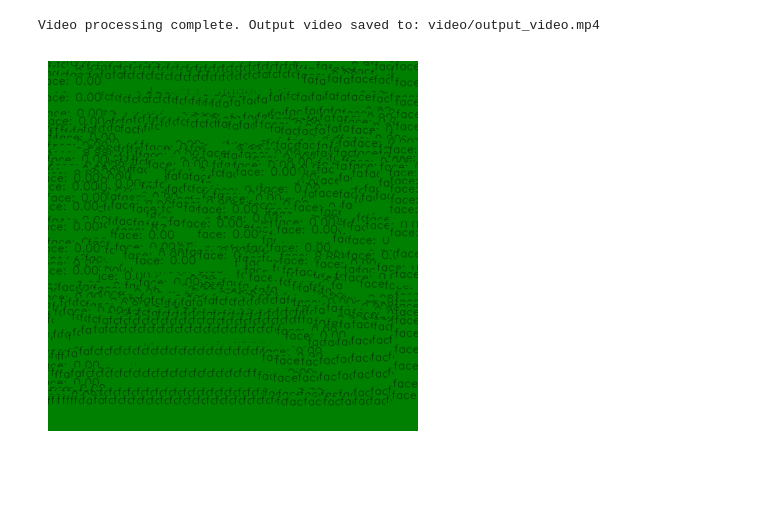
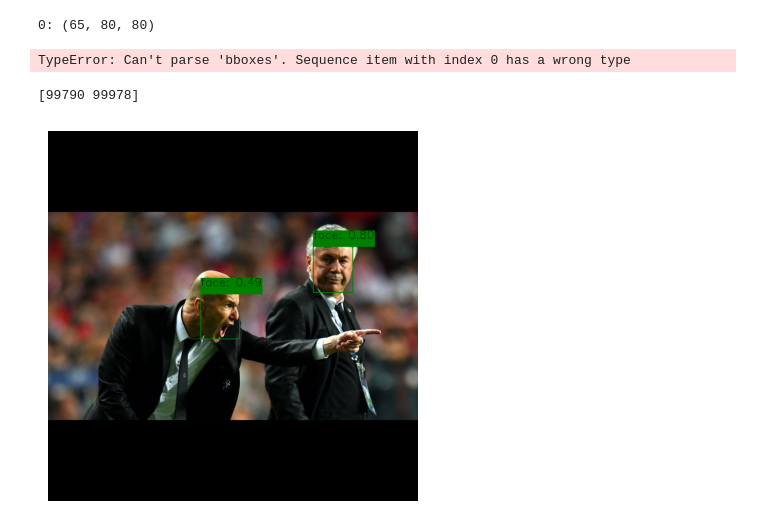
Before and after one commit to Syrenny/face_detection, a Jupyter notebook: test.ipynb, the cells around one changed output. Cells and saved outputs as stored; diff of their text form; code cells hidden in the pictures; blank space fills up the shorter version.

Commit message:
experimenting with yolov8n-face

```diff
--- a/test.ipynb
+++ b/test.ipynb
@@ -25,7 +25,7 @@ class Yolov5Detector():
     score_threshold = 0.4
     nms_threshold = 0.8
 
-    def __init__(self, model_path='best.onnx', size=(1280, 1280), classes={0: 'face'}) -> None:
+    def __init__(self, model_path='yolov8n-face.onnx', size=(640, 640), classes={0: 'face'}, model_name="yolov5") -> None:
         """
         Initialize the MyDetector object.
 
@@ -41,6 +41,7 @@ class Yolov5Detector():
         self.output_names = [self._session.get_outputs()[0].name]
         self._size = size
         self.classes = classes
+        self.model_name = model_name
 
     def _preprocess(self, rgb_img):
         """
@@ -79,7 +80,11 @@ class Yolov5Detector():
         """
         input_image = np.expand_dims(rgb_img, axis=0).astype('float32')
         input_image = np.transpose(input_image, [0, 3, 1, 2])
-        return self._session.run(None, {self.input_name: input_image})[0][0]
+        return self._session.run(None, {self.input_name: input_image})[0]
+
+#     def _post_process_yolo8(self. output):
+
+
 
 
     def post_process(self, output):
@@ -92,6 +97,8 @@ class Yolov5Detector():
         Returns:
             tuple: Processed bounding boxes and class IDs.
         """
+        for i, item in enumerate(output):
+            print(f"{i}: {item.shape}")
         # Извлечение ограничивающих рамок, оценок достоверности и вероятностей классов
         boxes = output[:, :4].astype(np.float32)  # Форма [num_detections, 4]
         scores = output[:, 4].astype(np.float32)  # Форма [num_detections]
@@ -101,7 +108,8 @@ class Yolov5Detector():
             for cx, cy, w, h in boxes
         ])
         keep = cv2.dnn.NMSBoxes(boxes, scores, self.score_threshold, self.nms_threshold)
-        return boxes[keep], scores[keep]
+        if keep is None:
+            return boxes[keep], scores[keep]
 
 
     def draw_detections(self, img, box, score, class_id=0, tracker_id=None):
@@ -118,7 +126,6 @@ class Yolov5Detector():
         Returns:
             None
         """
-
         # Extract the coordinates of the bounding box
         x1, y1, x2, y2 = box
 
@@ -305,25 +312,27 @@ input_video.release()
 
 print("Video processing complete. Output video saved to:", output_video_path)
 # %% [output]
-Video processing complete. Output video saved to: video/output_video.mp4
+0: (65, 80, 80)
+TypeError: Can't parse 'bboxes'. Sequence item with index 0 has a wrong type
 # %%
 import matplotlib.pyplot as plt
 
 
 # Создаем экземпляр детектора
 detector = Yolov5Detector()
 
 # Загружаем изображение для тестирования
-image_path = 'test_image_2.jpg'
+image_path = 'zidane.jpg'
 image = cv2.imread(image_path)
 
 # Выполняем детекцию
 result_image = detector(image)
 
 # Отображаем результаты с помощью Matplotlib
 plt.imshow(result_image)
 plt.savefig('transformed_image.jpg')  # Save the image to a file
 plt.axis('off')
 plt.show()
 # %% [output]
+[99790 99978]
-[figure, old version]
+[figure, new version]
```
Also changed, not shown: 1 other file.
